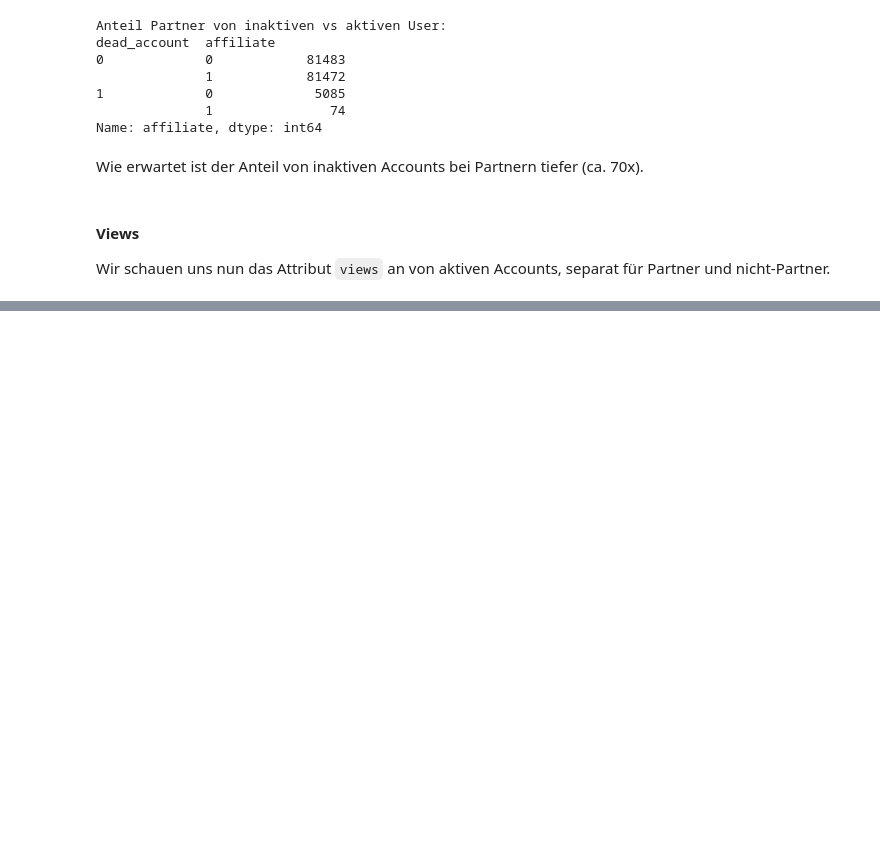
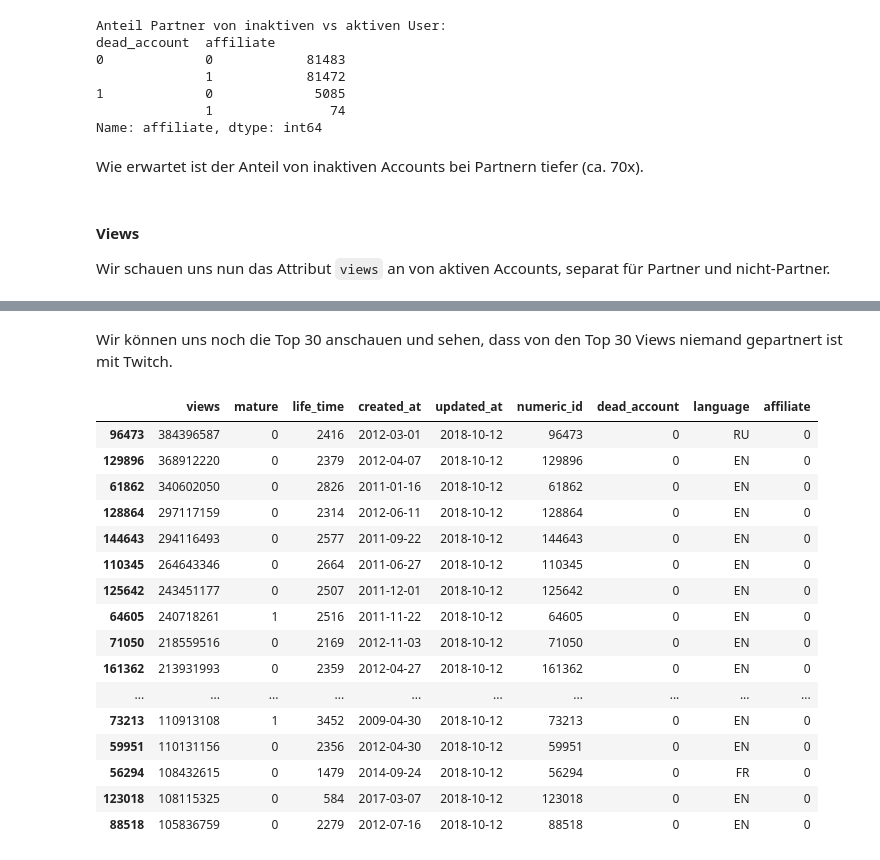
Before and after one commit to kenfus/SAN, a Jupyter notebook: main.ipynb, the cells around one changed output, grey strips where cells are left out. Saved outputs shown, nothing was run; the diff lists cells and outputs as text; code cells hidden in the pictures; blank space fills up the shorter version.

```diff
--- a/main.ipynb
+++ b/main.ipynb
@@ -161,0 +163,22 @@ plt.show()
+# %% [markdown]
+Wir können uns noch die Top 30 anschauen und sehen, dass von den Top 30 Views niemand gepartnert ist mit Twitch.
+# %%
+active_accounts.sort_values(by='views', ascending=False).head(30)
+# %% [output]
+|  | views | mature | life_time | created_at | updated_at | numeric_id | dead_account | language | affiliate |
+| 96473 | 384396587 | 0 | 2416 | 2012-03-01 | 2018-10-12 | 96473 | 0 | RU | 0 |
+| 129896 | 368912220 | 0 | 2379 | 2012-04-07 | 2018-10-12 | 129896 | 0 | EN | 0 |
+| 61862 | 340602050 | 0 | 2826 | 2011-01-16 | 2018-10-12 | 61862 | 0 | EN | 0 |
+| 128864 | 297117159 | 0 | 2314 | 2012-06-11 | 2018-10-12 | 128864 | 0 | EN | 0 |
+| 144643 | 294116493 | 0 | 2577 | 2011-09-22 | 2018-10-12 | 144643 | 0 | EN | 0 |
+| 110345 | 264643346 | 0 | 2664 | 2011-06-27 | 2018-10-12 | 110345 | 0 | EN | 0 |
+| 125642 | 243451177 | 0 | 2507 | 2011-12-01 | 2018-10-12 | 125642 | 0 | EN | 0 |
+| 64605 | 240718261 | 1 | 2516 | 2011-11-22 | 2018-10-12 | 64605 | 0 | EN | 0 |
+| 71050 | 218559516 | 0 | 2169 | 2012-11-03 | 2018-10-12 | 71050 | 0 | EN | 0 |
+| 161362 | 213931993 | 0 | 2359 | 2012-04-27 | 2018-10-12 | 161362 | 0 | EN | 0 |
+| ... | ... | ... | ... | ... | ... | ... | ... | ... | ... |
+| 73213 | 110913108 | 1 | 3452 | 2009-04-30 | 2018-10-12 | 73213 | 0 | EN | 0 |
+| 59951 | 110131156 | 0 | 2356 | 2012-04-30 | 2018-10-12 | 59951 | 0 | EN | 0 |
+| 56294 | 108432615 | 0 | 1479 | 2014-09-24 | 2018-10-12 | 56294 | 0 | FR | 0 |
+| 123018 | 108115325 | 0 | 584 | 2017-03-07 | 2018-10-12 | 123018 | 0 | EN | 0 |
+| 88518 | 105836759 | 0 | 2279 | 2012-07-16 | 2018-10-12 | 88518 | 0 | EN | 0 |
```
Also changed, not shown: parts of 10 cells of this notebook.
